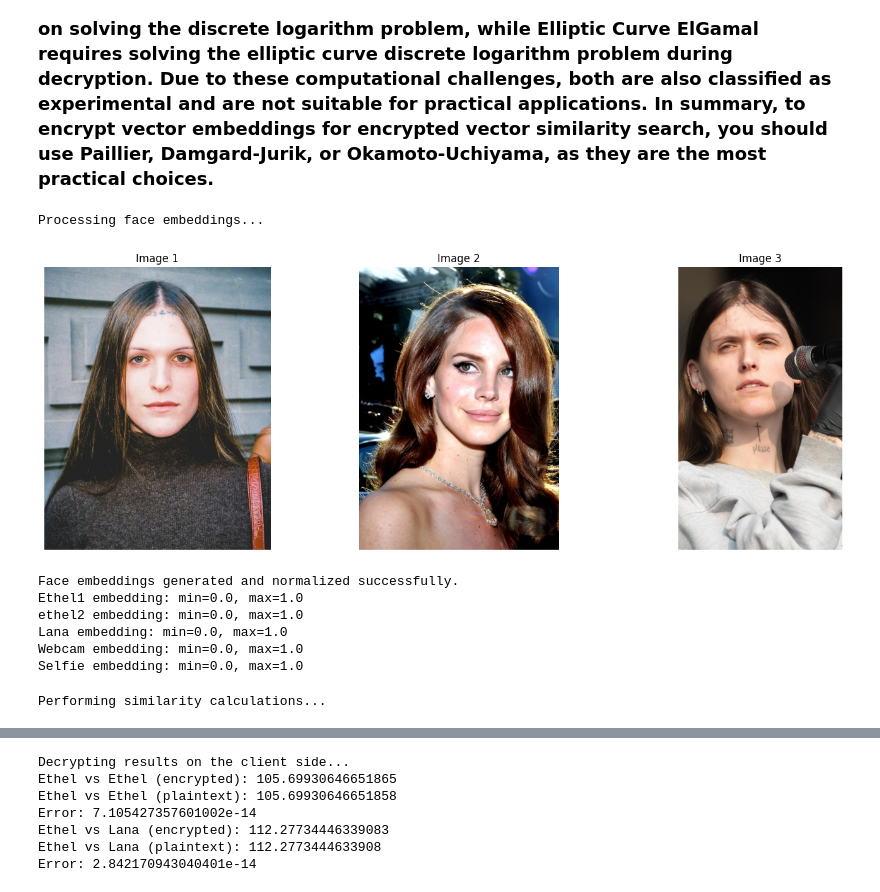
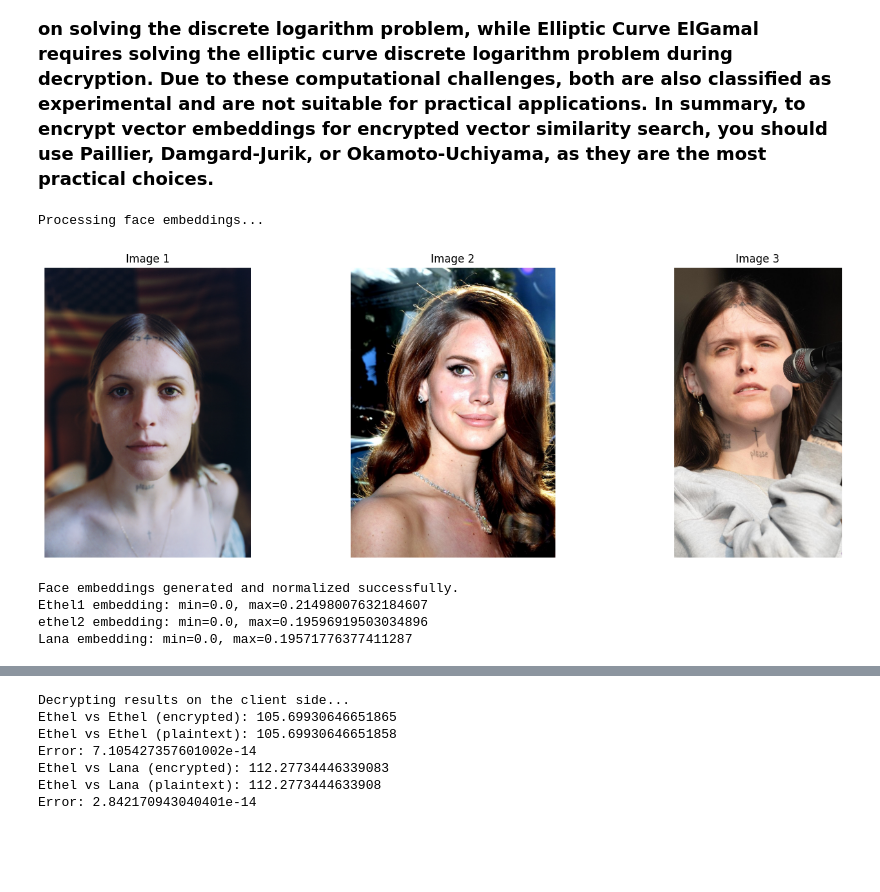
Before and after one commit to ngoinhaoto/server_facereg, a Jupyter notebook: testing_phe_using_lightphe.ipynb, the cells around one changed output, grey strips where cells are left out. Cells and saved outputs as stored; diff of their text form; code cells hidden in the pictures; blank space fills up the shorter version.

```diff
--- a/testing_phe_using_lightphe.ipynb
+++ b/testing_phe_using_lightphe.ipynb
@@ -156,79 +61,66 @@ print("\nProcessing face embeddings...")
 def download_sample_images():
     import requests
 
     image_urls = {
-        "img1.jpg": "https://scontent.fdad3-1.fna.fbcdn.net/v/t51.75761-15/472904288_18479691505008747_5108622755100274801_n.jpg?stp=dst-jpg_s1080x2048_tt6&_nc_cat=108&ccb=1-7&_nc_sid=127cfc&_nc_ohc=CK5R9XS6rcQQ7kNvwH6nP__&_nc_oc=AdlJRamIM99qE_yRF4sbD8pdEVbmZNIDCUIQbToQHNauRiu932tzSHqpULJvYjqeyuI&_nc_zt=23&_nc_ht=scontent.fdad3-1.fna&_nc_gid=CMqsoC0d4vvPpm5Sa73x-w&oh=00_AfMKoRMzuVw5BbU9A_SGbJCs2SUDe5OsKw7uCCbhEuM04Q&oe=6866DF80",
+        "img1.jpg": "https://djwp.s3.amazonaws.com/wp-content/uploads/2022/05/16143651/document-ethel-3.jpg",
         "img2.jpg": "https://upload.wikimedia.org/wikipedia/commons/7/71/Lana_Del_Rey_Cannes_2012.jpg",
         "img3.jpg": "https://seatgeekimages.com/performers-landscape/ethel-cain-2c11be/798453/1100x1900.jpg?auto=webp&width=3840&quality=75"
     }
 
     for filename, url in image_urls.items():
         filepath = os.path.join("test_images", filename)
         if not os.path.exists(filepath):
             print(f"Downloading {filename}...")
             response = requests.get(url)
             with open(filepath, 'wb') as f:
                 f.write(response.content)
             print(f"Downloaded {filename}")
 
 download_sample_images()
 
 fig, axes = plt.subplots(1, 3, figsize=(15, 5))
 for i, img_file in enumerate(["img1.jpg", "img2.jpg", "img3.jpg"]):
     img_path = os.path.join("test_images", img_file)
     img = Image.open(img_path)
     axes[i].imshow(img)
     axes[i].set_title(f"Image {i+1}")
     axes[i].axis('off')
 plt.tight_layout()
 plt.show()
 # %% [output]
 Processing face embeddings...
-[figure, old version]
+[figure, new version]
 # %%
 # generating face embeddings with L2 normalization and MinMax scaling
 import numpy as np
 from sklearn.preprocessing import normalize, MinMaxScaler
-
-def l2_minmax(embedding):
-    # L2 normalization
-    l2_normed = normalize([embedding], norm='l2')[0]
-    # MinMax scaling to [0, 1]
-    scaler = MinMaxScaler()
-    minmax_normed = scaler.fit_transform(l2_normed.reshape(-1, 1)).flatten()
-    return minmax_normed
+from deepface import DeepFace
+FIXED_POINT_FACTOR = 10**6 # This means 6 decimal places of precision
 
 try:
-    ethel1_embedding = DeepFace.represent(os.path.join("test_images", "img1.jpg"), model_name="Facenet512", detector_backend="yunet")[0]["embedding"]
-    ethel2_embedding = DeepFace.represent(os.path.join("test_images", "img3.jpg"), model_name="Facenet512", detector_backend="yunet")[0]["embedding"]
-    lana_embedding = DeepFace.represent(os.path.join("test_images", "img2.jpg"), model_name="Facenet512", detector_backend="yunet")[0]["embedding"]
-    webcam_embedding = DeepFace.represent(os.path.join("test_images", "webcam_capture.jpg"), model_name="Facenet512", detector_backend="yunet")[0]["embedding"]
-    selfie_embedding = DeepFace.represent(os.path.join("test_images", "selfie.jpg"), model_name="Facenet512", detector_backend="yunet")[0]["embedding"]
-    selfie_embedding = DeepFace.represent(os.path.join("test_images", "portrait.JPG"), model_name="Facenet512", detector_backend="yunet")[0]["embedding"]
+    ethel1_embedding = DeepFace.represent(os.path.join("test_images", "img1.jpg"), model_name="VGG-Face", detector_backend="yunet")[0]["embedding"]
+    ethel2_embedding = DeepFace.represent(os.path.join("test_images", "img3.jpg"), model_name="VGG-Face", detector_backend="yunet")[0]["embedding"]
+    lana_embedding = DeepFace.represent(os.path.join("test_images", "img2.jpg"), model_name="VGG-Face", detector_backend="yunet")[0]["embedding"]
+    # webcam_embedding = DeepFace.represent(os.path.join("test_images", "webcam_capture.jpg"), model_name="VGG-Face", detector_backend="yunet")[0]["embedding"]
+    # selfie_embedding = DeepFace.represent(os.path.join("test_images", "selfie.jpg"), model_name="VGG-Face", detector_backend="yunet")[0]["embedding"]
+    # selfie_embedding = DeepFace.represent(os.path.join("test_images", "portrait.JPG"), model_name="VGG-Face", detector_backend="yunet")[0]["embedding"]
 
-    # Apply L2 + MinMax normalization
-    ethel1_embedding = l2_minmax(ethel1_embedding)
-    ethel2_embedding = l2_minmax(ethel2_embedding)
-    lana_embedding = l2_minmax(lana_embedding)
-    webcam_embedding = l2_minmax(webcam_embedding)
-    selfie_embedding = l2_minmax(selfie_embedding)
+
 
     print("Face embeddings generated and normalized successfully.")
     print(f"Ethel1 embedding: min={min(ethel1_embedding)}, max={max(ethel1_embedding)}")
     print(f"ethel2 embedding: min={min(ethel2_embedding)}, max={max(ethel2_embedding)}")
     print(f"Lana embedding: min={min(lana_embedding)}, max={max(lana_embedding)}")
-    print(f"Webcam embedding: min={min(webcam_embedding)}, max={max(webcam_embedding)}")
-    print(f"Selfie embedding: min={min(selfie_embedding)}, max={max(selfie_embedding)}")
+    # print(f"Webcam embedding: min={min(webcam_embedding)}, max={max(webcam_embedding)}")
+    # print(f"Selfie embedding: min={min(selfie_embedding)}, max={max(selfie_embedding)}")
 
 except Exception as e:
     print("Error in generating face embeddings. Ensure DeepFace is installed and configured correctly.")
 # %% [output]
 Face embeddings generated and normalized successfully.
-Ethel1 embedding: min=0.0, max=1.0
-ethel2 embedding: min=0.0, max=1.0
-Lana embedding: min=0.0, max=1.0
-Webcam embedding: min=0.0, max=1.0
-Selfie embedding: min=0.0, max=1.0
+Ethel1 embedding: min=0.0, max=0.21498007632184607
+ethel2 embedding: min=0.0, max=0.19596919503034896
+Lana embedding: min=0.0, max=0.19571776377411287
 # %%
 
 ethel1_encrypted = client_cs.encrypt(ethel1_embedding.tolist())
@@ -239,10 +128,0 @@ selfie_encrypted = client_cs.encrypt(selfie_embedding.tolist())
-# %%
-
-    # Part 5: Perform similarity calculations
-
-print("\nPerforming similarity calculations...")
-encrypted_sim_e1_e2 = ethel1_encrypted @ ethel2_embedding.tolist()
-
-encrypted_sim_e1_l = ethel1_encrypted @ lana_embedding.tolist()
-# %% [output]
-Performing similarity calculations...
```
Also changed, not shown: parts of 14 cells of this notebook.
